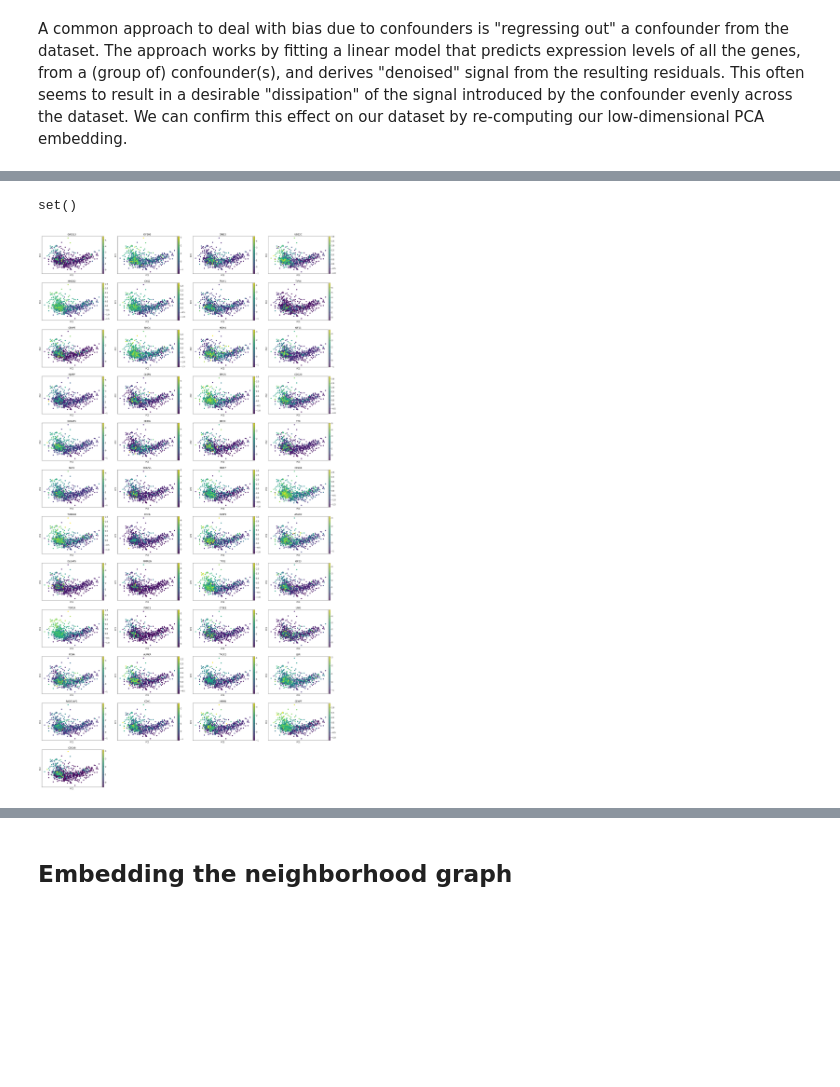
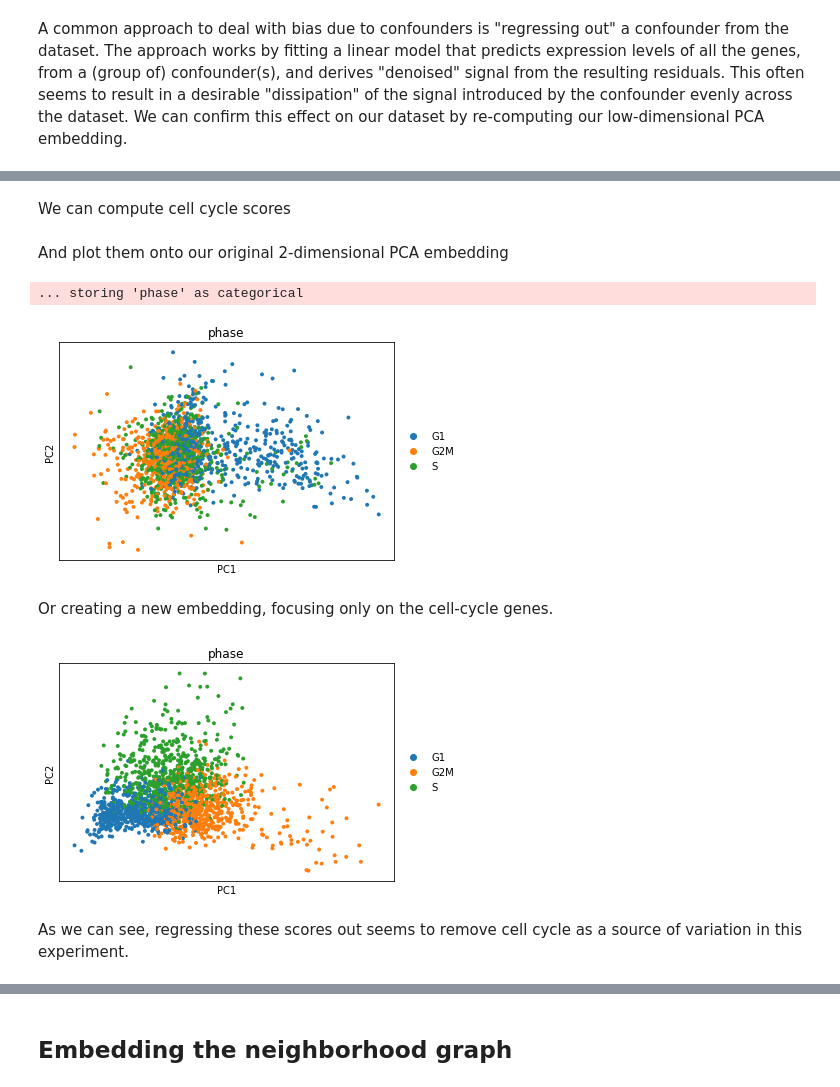
Before and after one commit to picrin/cancer_heterogeneity, a Jupyter notebook: 02_stemness_analysis.ipynb, the cells around one changed output, grey strips where cells are left out. Cells and saved outputs as stored; diff of their text form; code cells hidden in the pictures; blank space fills up the shorter version.

```diff
--- a/02_stemness_analysis.ipynb
+++ b/02_stemness_analysis.ipynb
@@ -96,4 +141,2 @@ cell_cycle_genes.add("CENPU")
-# %%
-cell_cycle_genes - full_genes
-# %% [output]
-set()
+# %% [markdown]
+We can compute cell cycle scores
@@ -100,4 +145,9 @@ set()
+# %% [markdown]
+And plot them onto our original 2-dimensional PCA embedding
 # %%
-sc.pl.pca(adata, color=current_genes.intersection(cell_cycle_genes))
+sc.pl.pca_scatter(adata, color='phase')
 # %% [output]
+... storing 'phase' as categorical
-[figure, old version]
+[figure, new version]
+# %% [markdown]
+Or creating a new embedding, focusing only on the cell-cycle genes.
@@ -103,0 +159,7 @@ sc.pl.pca(adata, color=current_genes.intersection(cell_cycle_genes))
+# %%
+sc.tl.pca(adata_cc_genes)
+sc.pl.pca_scatter(adata_cc_genes, color='phase')
+# %% [output]
+[figure, added]
+# %% [markdown]
+As we can see, regressing these scores out seems to remove cell cycle as a source of variation in this experiment.
```
Also changed, not shown: parts of 140 cells of this notebook, 3 other files.
